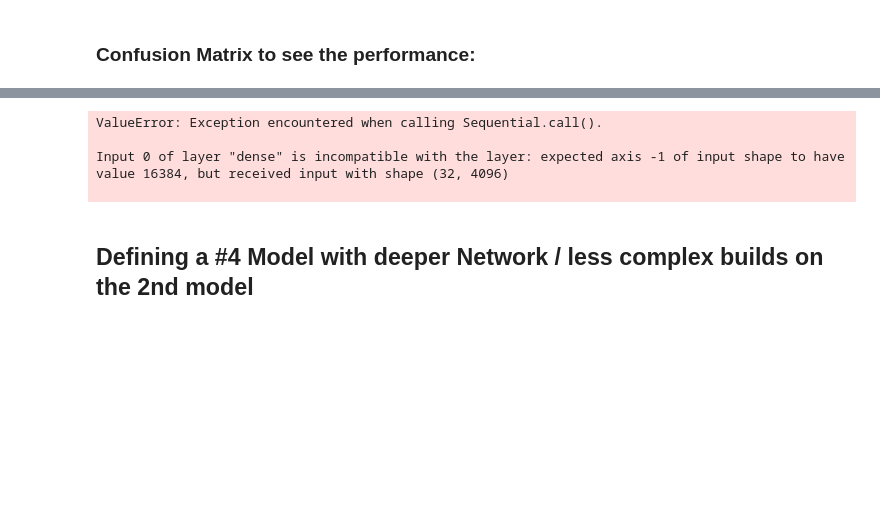
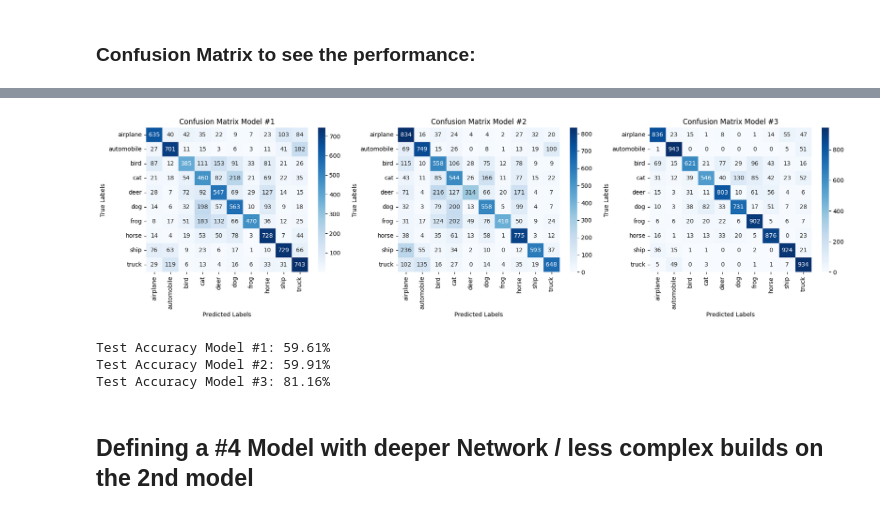
Before and after one commit to Aurlamb/Project-CNN---G3, a Jupyter notebook: Main.ipynb, the cells around one changed output, grey strips where cells are left out. Saved outputs shown, nothing was run; the diff lists cells and outputs as text; code cells hidden in the pictures; blank space fills up the shorter version.

```diff
--- a/Main.ipynb
+++ b/Main.ipynb
@@ -625,8 +666,11 @@ predictions2 = np.argmax(predictions2, axis=1)
 gt2 = np.argmax(y_test, axis=1)
 cm2 = confusion_matrix(gt2, predictions2)
 
+# Before making predictions, resize x_test to match the training size
+x_test_resized = tf.image.resize(x_test, (64, 64), method=tf.image.ResizeMethod.BICUBIC) # Assuming your model was trained on 128x128 images
+
 # Predictions and ground truth for model #3
-predictions3 = model3.predict(x_test)
+predictions3 = model3.predict(x_test_resized)  # Use the resized images for prediction
 predictions3 = np.argmax(predictions3, axis=1)
 gt3 = np.argmax(y_test, axis=1)
 cm3 = confusion_matrix(gt3, predictions3)
@@ -661,7 +706,4 @@ plt.show()
-ValueError: Exception encountered when calling Sequential.call().
-
-Input 0 of layer "dense" is incompatible with the layer: expected axis -1 of input shape to have value 16384, but received input with shape (32, 4096)
-
+[figure, added]
 # %%
 # Evaluate the model on the test set
 loss, accuracy = model.evaluate(x_test, y_test, verbose=0)  # Replace X_test and y_test with your data
@@ -672,6 +714,10 @@ loss2, accuracy3 = model3.evaluate(x_test_resized, y_test, verbose=0)  # Replace
 print(f"Test Accuracy Model #1: {accuracy * 100:.2f}%")
 print(f"Test Accuracy Model #2: {accuracy2 * 100:.2f}%")
 print(f"Test Accuracy Model #3: {accuracy3 * 100:.2f}%")
+# %% [output]
+Test Accuracy Model #1: 59.61%
+Test Accuracy Model #2: 59.91%
+Test Accuracy Model #3: 81.16%
 # %% [markdown]
 ## Defining a #4 Model with deeper Network / less complex builds on the 2nd model
 # %%
```
Also changed, not shown: parts of 19 cells of this notebook.
